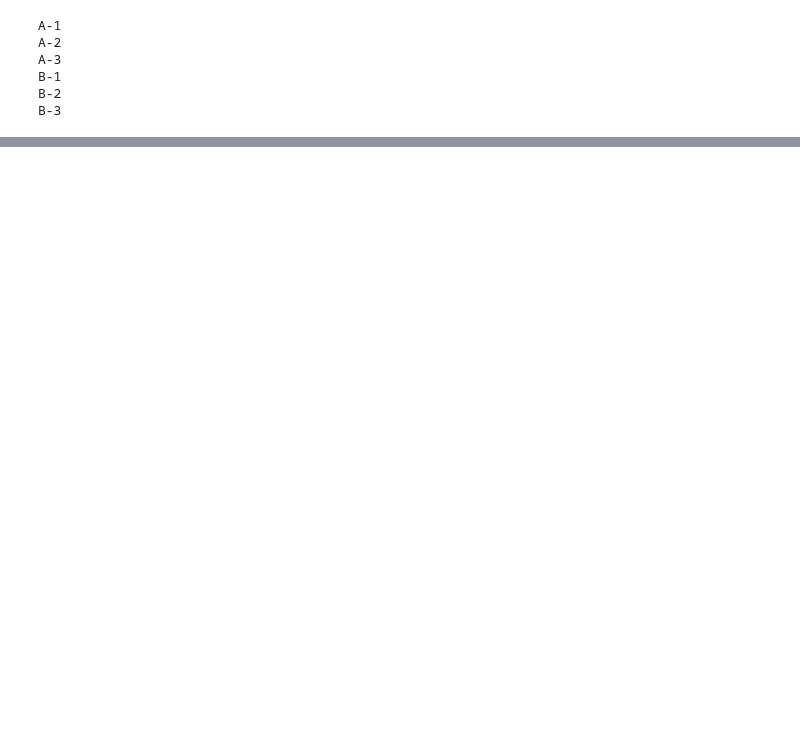
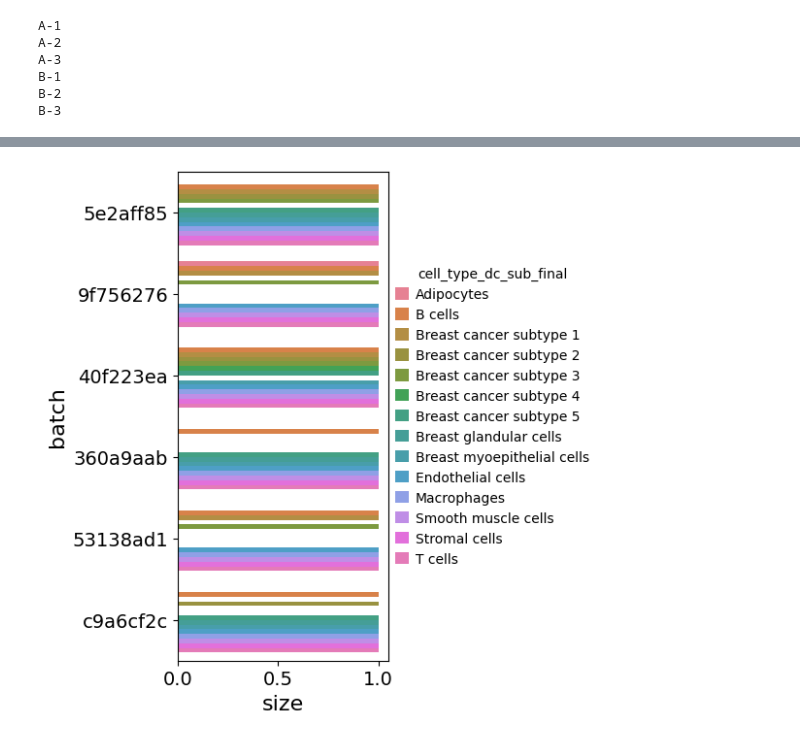
Before and after one commit to SpatialPathology/InSituPy, a Jupyter notebook: docs/source/tutorials/03_multisample_analysis/InSituPy_Pseudobulk.ipynb, the cells around one changed output, grey strips where cells are left out. Saved outputs shown, nothing was run; the diff lists cells and outputs as text; code cells hidden in the pictures; blank space fills up the shorter version.

Commit message:
finish pseudobulk notebooks and delete unnecessary parts

```diff
--- a/docs/source/tutorials/03_multisample_analysis/InSituPy_Pseudobulk.ipynb
+++ b/docs/source/tutorials/03_multisample_analysis/InSituPy_Pseudobulk.ipynb
@@ -156,5 +66,5 @@ from insitupy.tools.pseudobulk import get_pseudobulk, plot_psbulk_samples
 # %%
-psbulk=get_pseudobulk(
+psbulk = generate_pseudobulk(
     exp,
     sample_col='batch',
     groups_col='cell_type_dc_sub_final',
@@ -165,7 +75,8 @@ psbulk=get_pseudobulk(
     skip_checks=False,
     min_prop=None,
     min_smpls=None,
-    remove_empty=True)
+    remove_empty=True
+    )
 # %%
 psbulk
 # %% [output]
@@ -276,9 +121,0 @@ import scanpy as sc
-# %%
-# Store raw counts in layers
-psbulk.layers['counts'] = psbulk.X.copy()
-
-# Normalize, scale and compute pca
-sc.pp.normalize_total(psbulk, target_sum=100)
-sc.pp.log1p(psbulk)
-#sc.pp.scale(pdata, max_value=10)
-sc.tl.pca(psbulk)
@@ -772,0 +126,7 @@ Path:           C:\Users\ge37voy\.cache\InSituPy\out\test_insituexperiment\data-
+# %%
+dc.pl.obsbar(adata=psbulk, y="batch",
+             hue="cell_type_dc_sub_final",
+             figsize=(6, 6)
+             )
+# %% [output]
+[figure, added]
```
Also changed, not shown: parts of 105 cells of this notebook, 7 other files.
